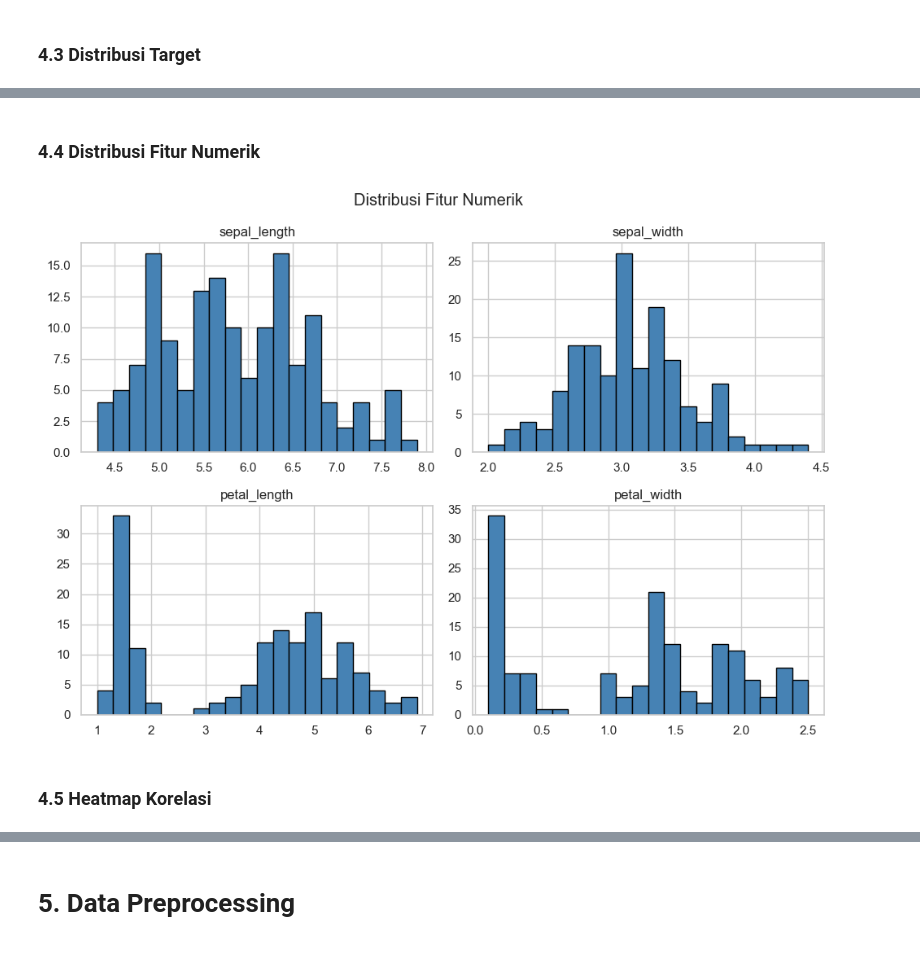
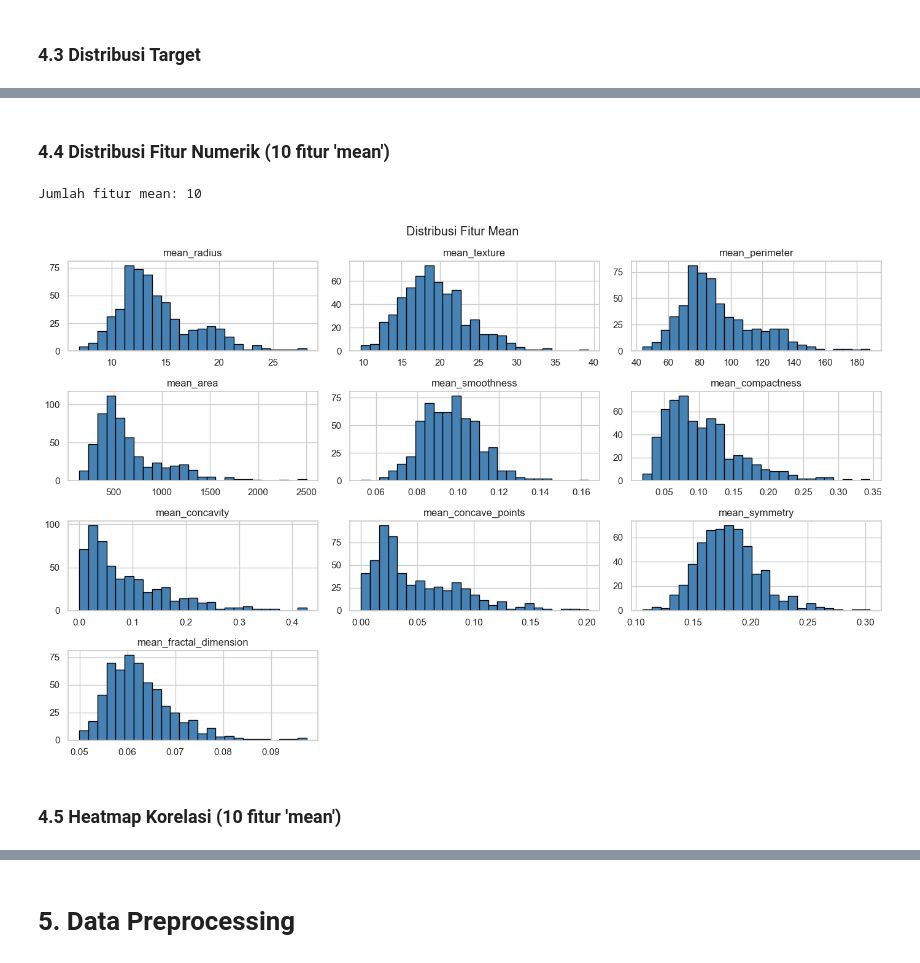
Before and after one commit to AGUN1505/Eksperimen-SML-Agun-Firmansyah, a Jupyter notebook: preprocessing/Eksperimen_Agun-Firmansyah.ipynb, the cells around one changed output, grey strips where cells are left out. Cells and saved outputs as stored; diff of their text form; code cells hidden in the pictures.

Commit message:
switch dataset to breast cancer wisconsin

```diff
--- a/preprocessing/Eksperimen_Agun-Firmansyah.ipynb
+++ b/preprocessing/Eksperimen_Agun-Firmansyah.ipynb
@@ -51,10 +50,9 @@ Jika dataset berada di Google Drive, pastikan Anda menghubungkan Google Drive ke
 
 Jika dataset berupa unstructured data, silakan sesuaikan dengan format seperti kelas Machine Learning Pengembangan atau Machine Learning Terapan.
 # %%
-# Load dataset Iris dari folder iris_raw
-df = pd.read_csv('../iris_raw/iris.csv')
+df = pd.read_csv('../breast_cancer_raw/breast_cancer.csv')
 
 print('Shape dataset :', df.shape)
-print('Kolom         :', list(df.columns))
+print('Jumlah kolom  :', df.shape[1])
 df.head()
 # %% [output]
@@ -157,13 +176,15 @@ Name: count, dtype: int64
 # %% [markdown]
-### 4.4 Distribusi Fitur Numerik
+### 4.4 Distribusi Fitur Numerik (10 fitur 'mean')
 # %%
-num_cols = df.select_dtypes(include=[np.number]).columns.tolist()
-df[num_cols].hist(figsize=(10, 7), bins=20, color='steelblue', edgecolor='black')
-plt.suptitle('Distribusi Fitur Numerik')
+mean_features = [c for c in df.columns if c.startswith('mean_')]
+print(f'Jumlah fitur mean: {len(mean_features)}')
+df[mean_features].hist(figsize=(14, 9), bins=25, color='steelblue', edgecolor='black')
+plt.suptitle('Distribusi Fitur Mean')
 plt.tight_layout()
 plt.show()
 # %% [output]
+Jumlah fitur mean: 10
-[figure, old version]
+[figure, new version]
 # %% [markdown]
-### 4.5 Heatmap Korelasi
+### 4.5 Heatmap Korelasi (10 fitur 'mean')
 # %%
```
Also changed, not shown: parts of 21 cells of this notebook, 12 other files.
